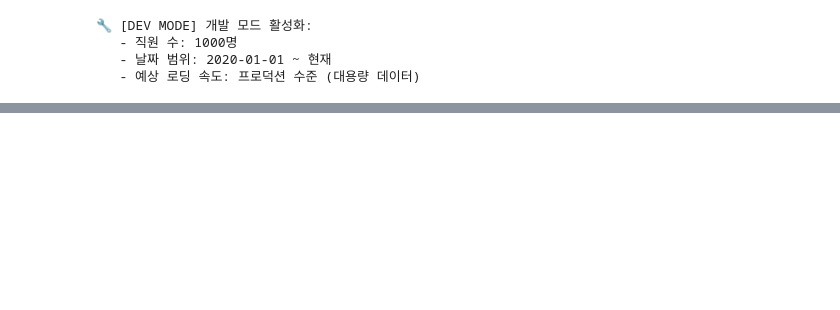
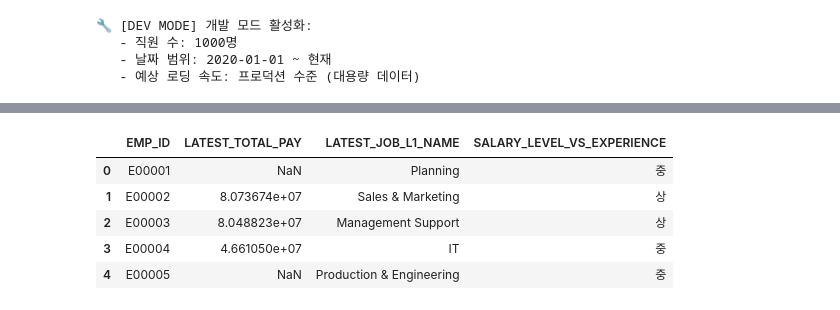
Before and after one commit to HRA-1/preto-1, a Jupyter notebook: notebooks/tables/create_master_table.ipynb, the cells around one changed output, grey strips where cells are left out. Drawn from its saved outputs; the diff is of its cells as text; code cells hidden in the pictures; blank space fills up the shorter version.

Commit message:
fix: modify the master table for ml, add some features

```diff
--- a/notebooks/tables/create_master_table.ipynb
+++ b/notebooks/tables/create_master_table.ipynb
@@ -138,7 +138,7 @@ def get_department_hierarchy(dep_id, dept_map):
         if 'Office' in dep_name and hierarchy['LATEST_OFFICE_NAME'] == 'Unknown':
             hierarchy['LATEST_OFFICE_NAME'] = dep_name
 
-        parent_id = dep_info.get('DEP_UPPER_ID')
+        parent_id = dep_info.get('UP_DEP_ID')
         if pd.isna(parent_id) or parent_id == current_id:
             break
         current_id = parent_id
@@ -169,7 +169,7 @@ def get_job_hierarchy(job_id, job_map):
         if job_level == 2 and hierarchy['LATEST_JOB_L2_NAME'] == 'Unknown':
             hierarchy['LATEST_JOB_L2_NAME'] = job_name
 
-        parent_id = job_info.get('JOB_UPPER_ID')
+        parent_id = job_info.get('UP_JOB_ID')
         if pd.isna(parent_id) or parent_id == current_id:
             break
         current_id = parent_id
@@ -216,5 +216,89 @@ if not yearly_payroll_df.empty:
         AVG_YOY_GROWTH=('YOY_GROWTH', 'mean'),
         AVG_VARIABLE_PAY_RATIO=('VARIABLE_PAY_RATIO', 'mean')
     ).reset_index()
-    master_df = pd.merge(master_df, latest_payroll[['EMP_ID', 'LATEST_TOTAL_PAY']], on='EMP_ID', how='left')
+    master_df = pd.merge(master_df, latest_payroll[['EMP_ID', 'LATEST_TOTAL_PAY', 'PAY_YEAR']], on='EMP_ID', how='left')
     master_df = pd.merge(master_df, payroll_summary, on='EMP_ID', how='left')
+
+# (수정 1) 연봉 연환산 (Prorating) 로직
+def annualize_salary(row):
+    # 연봉, 입사일, 급여지급연도 정보가 없으면 계산 불가
+    if pd.isna(row['LATEST_TOTAL_PAY']) or pd.isna(row['IN_DATE']) or pd.isna(row['PAY_YEAR']):
+        return row['LATEST_TOTAL_PAY']
+
+    in_date = pd.to_datetime(row['IN_DATE'])
+    pay_year = int(row['PAY_YEAR'])
+
+    # 입사연도와 급여지급연도가 같은 경우 (중도 입사자)
+    if in_date.year == pay_year:
+        # 해당 연도 근무일수 계산
+        year_end = pd.to_datetime(f'{pay_year}-12-31')
+        days_worked = (year_end - in_date).days + 1
+
+        # 근무일수가 0이거나 음수인 비정상적 경우 방지
+        if days_worked <= 0:
+            return np.nan
+
+        # 연봉을 365일 기준으로 환산
+        annualized_salary = (row['LATEST_TOTAL_PAY'] / days_worked) * 365
+        return annualized_salary
+    else:
+        # 중도 입사자가 아니면 기존 연봉 사용
+        return row['LATEST_TOTAL_PAY']
+
+# IN_DATE, PAY_YEAR 컬럼이 master_df에 있어야 함 (이전 셀에서 로드됨)
+# IN_DATE는 초기에 로드되므로, PAY_YEAR만 위에서 merge 했는지 확인
+if 'PAY_YEAR' in master_df.columns:
+    # 원본 LATEST_TOTAL_PAY를 복사해두고, 연환산된 값으로 덮어쓰기
+    master_df['LATEST_TOTAL_PAY'] = master_df.apply(annualize_salary, axis=1)
+else:
+    # PAY_YEAR 정보가 없으면 연환산 불가
+    master_df['LATEST_TOTAL_PAY'] = master_df['LATEST_TOTAL_PAY']
+
+# --- [NEW] 2.5.1. 경력 대비 연봉 수준(SALARY_LEVEL_VS_EXPERIENCE) 피처 생성 ---
+
+# 1. 총 경력 연차 계산 (재직기간 + 이전 경력)
+# master_df에 'PRIOR_CAREER_DAYS'와 'TENURE_DAYS'가 이미 있다고 가정합니다.
+master_df['PRIOR_CAREER_DAYS'] = master_df['PRIOR_CAREER_DAYS'].fillna(0)
+master_df['TOTAL_EXPERIENCE_DAYS'] = master_df['TENURE_DAYS'] + master_df['PRIOR_CAREER_DAYS']
+master_df['TOTAL_EXPERIENCE_YEARS'] = master_df['TOTAL_EXPERIENCE_DAYS'] / 365.25
+
+# 2. 경력 연차 구간 (Experience Band) 생성
+# 경력 구간은 필요에 따라 조정할 수 있습니다.
+bins = [0, 3, 6, 10, 15, np.inf]
+labels = ['0-2년', '3-5년', '6-9년', '10-14년', '15년 이상']
+master_df['EXPERIENCE_BAND'] = pd.cut(master_df['TOTAL_EXPERIENCE_YEARS'], bins=bins, labels=labels, right=False)
+master_df['EXPERIENCE_BAND'] = master_df['EXPERIENCE_BAND'].astype(str).fillna('Unknown')
+
+
+# 3. 그룹별(경력 구간 + 직무) 연봉 분위수 계산
+# LATEST_JOB_L2_NAME이 가장 세분화된 직무로 가정합니다. 없다면 LATEST_JOB_L1_NAME 등을 사용할 수 있습니다.
+group_cols = ['EXPERIENCE_BAND', 'LATEST_JOB_L1_NAME']
+
+# 그룹별 연봉의 30%, 70% 지점을 계산하여 새로운 컬럼으로 추가
+master_df['SALARY_P30'] = master_df.groupby(group_cols)['LATEST_TOTAL_PAY'].transform(lambda x: x.quantile(0.3) if x.count() > 1 else np.nan)
+master_df['SALARY_P70'] = master_df.groupby(group_cols)['LATEST_TOTAL_PAY'].transform(lambda x: x.quantile(0.7) if x.count() > 1 else np.nan)
+
+# 4. '경력 대비 연봉 수준' 피처 생성
+def assign_salary_level(row):
+    # 그룹의 데이터가 부족하여 분위수 계산이 안된 경우 '정보 없음' 처리
+    if pd.isna(row['SALARY_P70']) or pd.isna(row['SALARY_P30']):
+        return '정보 없음'
+    # 그룹 내 연봉이 모두 동일한 경우 '중'으로 처리
+    if row['SALARY_P70'] == row['SALARY_P30']:
+        return '중'
+
+    if row['LATEST_TOTAL_PAY'] >= row['SALARY_P70']:
+        return '상'
+    elif row['LATEST_TOTAL_PAY'] < row['SALARY_P30']:
+        return '하'
+    else:
+        return '중'
+
+master_df['SALARY_LEVEL_VS_EXPERIENCE'] = master_df.apply(assign_salary_level, axis=1)
+
+# 임시로 사용한 컬럼들 삭제
+master_df.drop(columns=['TOTAL_EXPERIENCE_DAYS', 'EXPERIENCE_BAND', 'SALARY_P30', 'SALARY_P70'], inplace=True)
+
+print("'SALARY_LEVEL_VS_EXPERIENCE' 피처 생성 완료!")
+display(master_df[['EMP_ID', 'LATEST_TOTAL_PAY', 'LATEST_JOB_L1_NAME', 'SALARY_LEVEL_VS_EXPERIENCE']].head())
+# %% [output]
@@ -221,3 +306,9 @@ if not yearly_payroll_df.empty:
+|  | EMP_ID | LATEST_TOTAL_PAY | LATEST_JOB_L1_NAME | SALARY_LEVEL_VS_EXPERIENCE |
+| 0 | E00001 | NaN | Planning | 중 |
+| 1 | E00002 | 8.073674e+07 | Sales & Marketing | 상 |
+| 2 | E00003 | 8.048823e+07 | Management Support | 상 |
+| 3 | E00004 | 4.661050e+07 | IT | 중 |
+| 4 | E00005 | NaN | Production & Engineering | 중 |
 # %%
 # --- 2.6. Performance Features ---
 if not evaluation_modified_score_df.empty:
```
Also changed, not shown: parts of 2 cells of this notebook, 1 other file.
